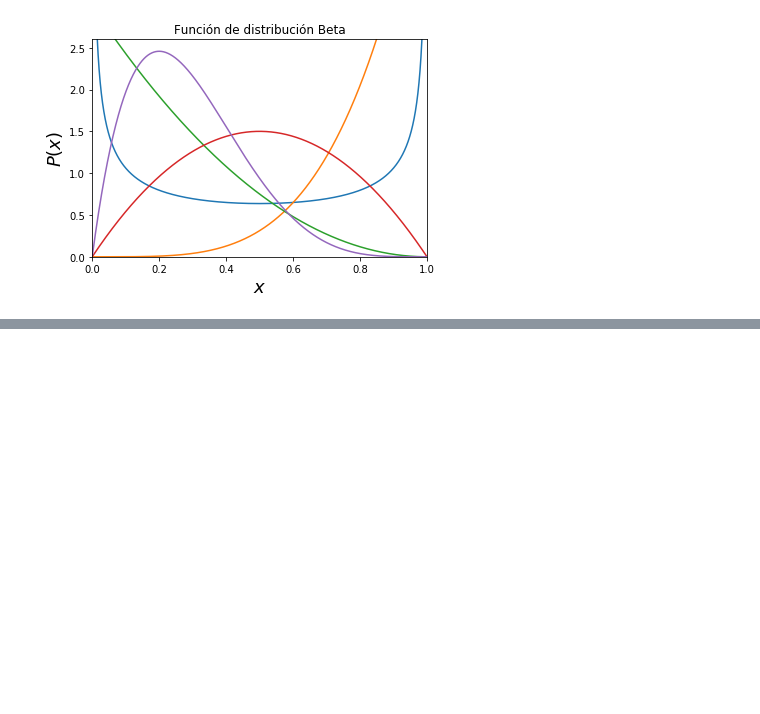
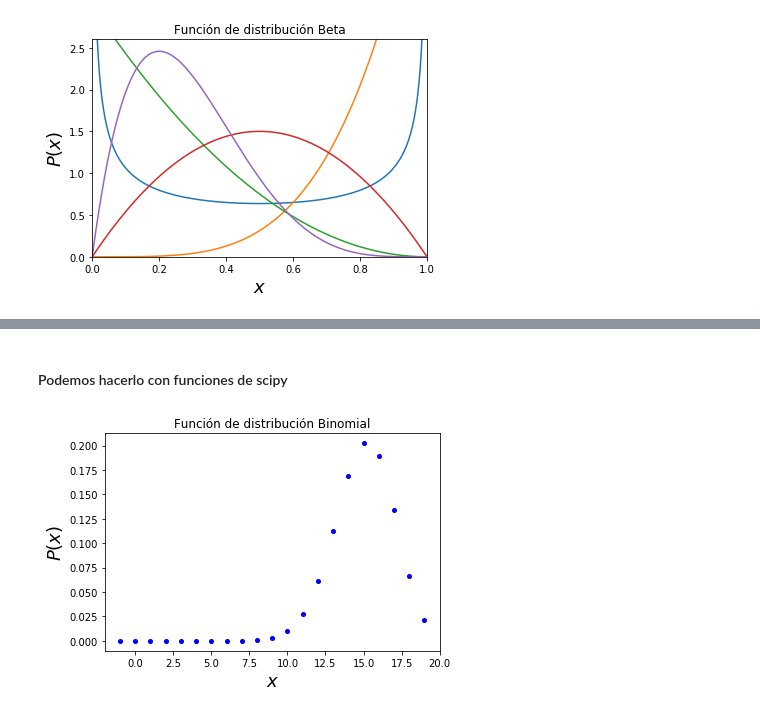
Before and after one commit to DCIDA2019/da2019-Oscar2401, a Jupyter notebook: Semana4/Trabajos/Trabajo_1.ipynb, the cells around one changed output, grey strips where cells are left out. Saved outputs shown, nothing was run; the diff lists cells and outputs as text; code cells hidden in the pictures; blank space fills up the shorter version.

```diff
--- a/Semana4/Trabajos/Trabajo_1.ipynb
+++ b/Semana4/Trabajos/Trabajo_1.ipynb
@@ -141,0 +196,10 @@ sc.stats.beta.
+# %% [markdown]
+#### Podemos hacerlo con funciones de scipy
+# %%
+x = np.arange(sc.stats.binom.ppf(0.0, n_bi, p_bi),sc.stats.binom.ppf(1.0, n_bi, p_bi))
+plt.plot(x,sc.stats.binom.pmf(x, n_bi, p_bi), 'b.', ms=8, label='binom pmf')
+plt.title("Función de distribución Binomial")
+plt.xlabel("$x$",fontsize  =18)
+plt.ylabel("$P(x)$",fontsize  =18);
+# %% [output]
+[figure, added]
```
Also changed, not shown: parts of 18 cells of this notebook.
